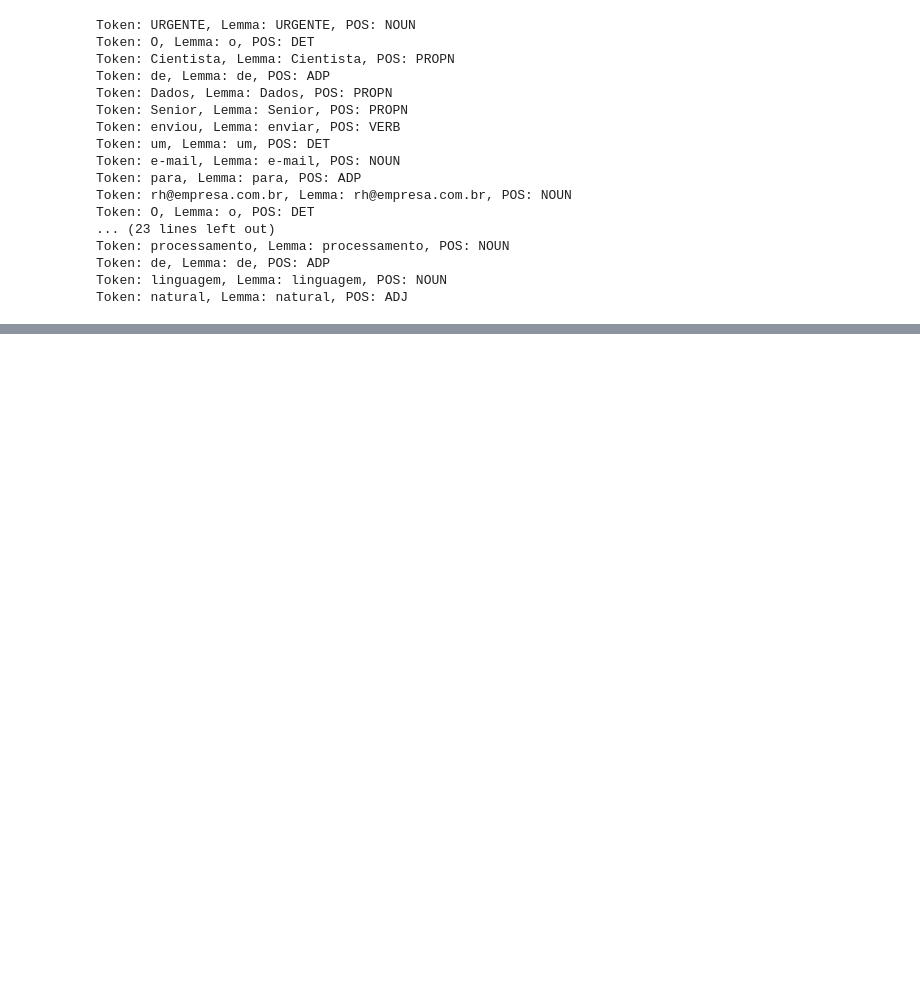
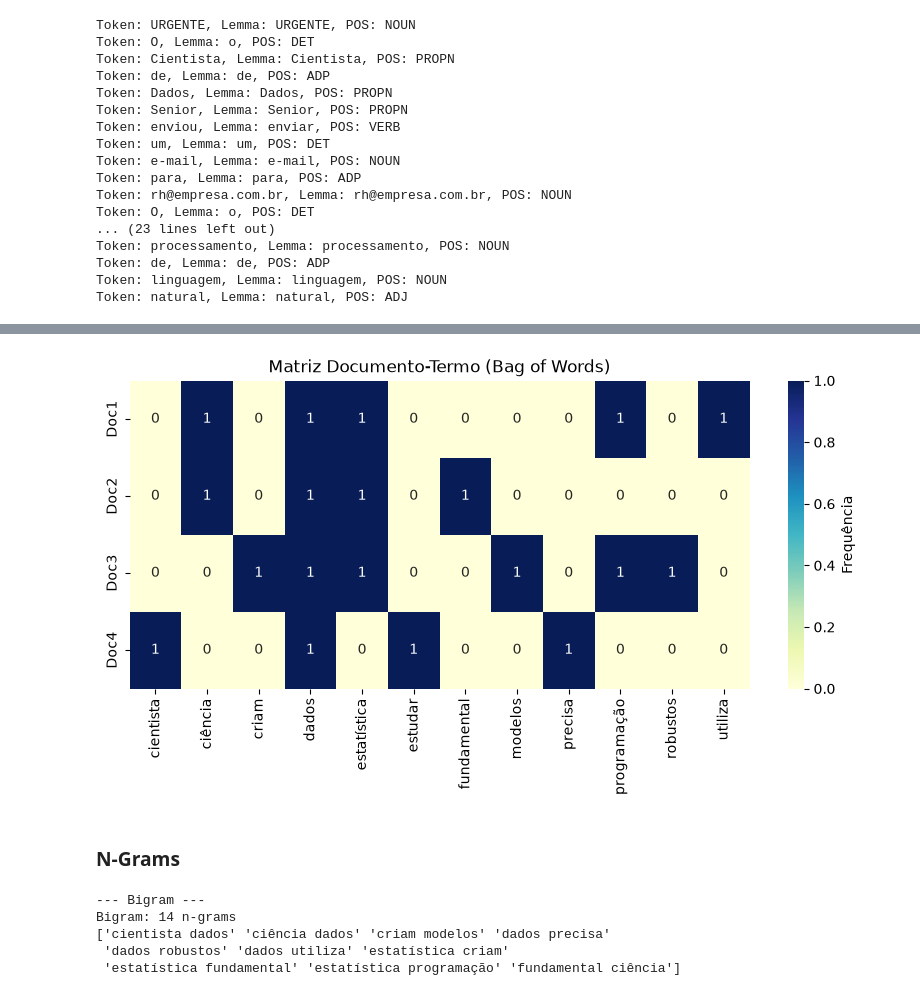
Before and after one commit to ricardocr18/rocketseatCurso_NLP, a Jupyter notebook: fundamentosPLN/atividade/nlp_regras.ipynb, the cells around one changed output, grey strips where cells are left out. Drawn from its saved outputs; the diff is of its cells as text; code cells hidden in the pictures; blank space fills up the shorter version.

```diff
--- a/fundamentosPLN/atividade/nlp_regras.ipynb
+++ b/fundamentosPLN/atividade/nlp_regras.ipynb
@@ -166,0 +305,11 @@ Token: natural, Lemma: natural, POS: ADJ
+# %%
+corpus_tech = [
+    "A ciência de dados utiliza estatística e programação.",
+    "A estatística é fundamental para a ciência de dados.",
+    "Programação e estatística criam modelos de dados robustos.",
+    "O cientista de dados precisa estudar muito."
+]
+# %%
+from sklearn.feature_extraction.text import CountVectorizer
+vec_freq = CountVectorizer(stop_words=list(stop_words_pt))  # Usando a lista de stopwords em português do NLTK
+X_freq = vec_freq.fit_transform(corpus_tech)
@@ -166,0 +363,2 @@ Token: natural, Lemma: natural, POS: ADJ
+# %%
+vocabulario = vec_freq.get_feature_names_out()
@@ -166,0 +381,13 @@ Token: natural, Lemma: natural, POS: ADJ
+# %%
+# Apresentar um Heatmp
+import seaborn as sns
+import matplotlib.pyplot as plt
+
+plt.figure(figsize=(10, 4))
+sns.heatmap(X_freq.toarray(), cmap="YlGnBu", annot=True, fmt="d", cbar_kws={'label': 'Frequência'}, xticklabels=vocabulario, yticklabels=[f'Doc{i+1}' for i in range(len(corpus_tech))])
+plt.title("Matriz Documento-Termo (Bag of Words)")
+plt.show()
+# %% [output]
+[figure, added]
+# %% [markdown]
+### N-Grams
@@ -166,0 +403,9 @@ Token: natural, Lemma: natural, POS: ADJ
+# %%
+# Bigram
+mostrar_ngrams(2, 2, "Bigram")
+# %% [output]
+--- Bigram ---
+Bigram: 14 n-grams
+['cientista dados' 'ciência dados' 'criam modelos' 'dados precisa'
+ 'dados robustos' 'dados utiliza' 'estatística criam'
+ 'estatística fundamental' 'estatística programação' 'fundamental ciência']
```
Also changed, not shown: parts of 39 cells of this notebook.
